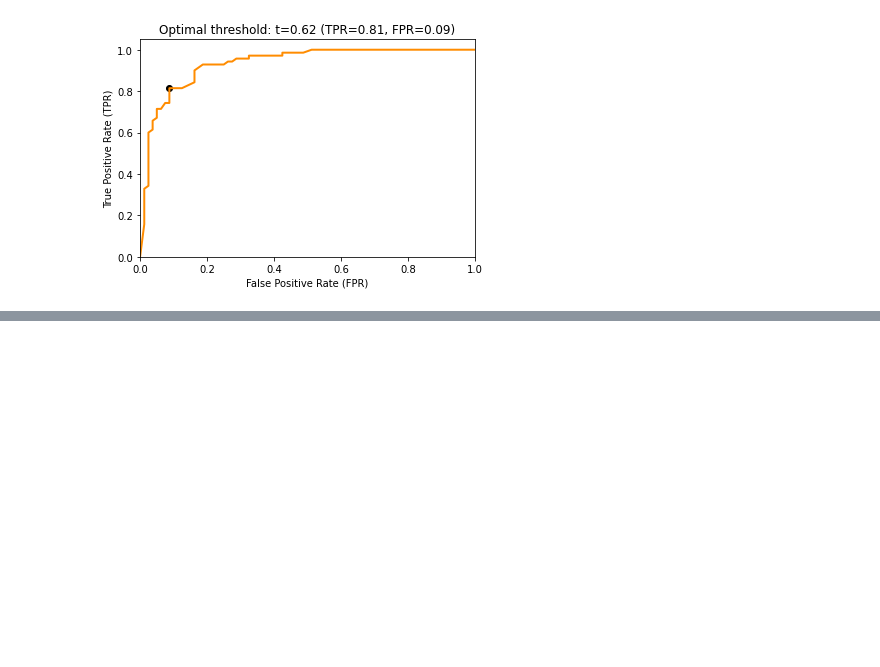
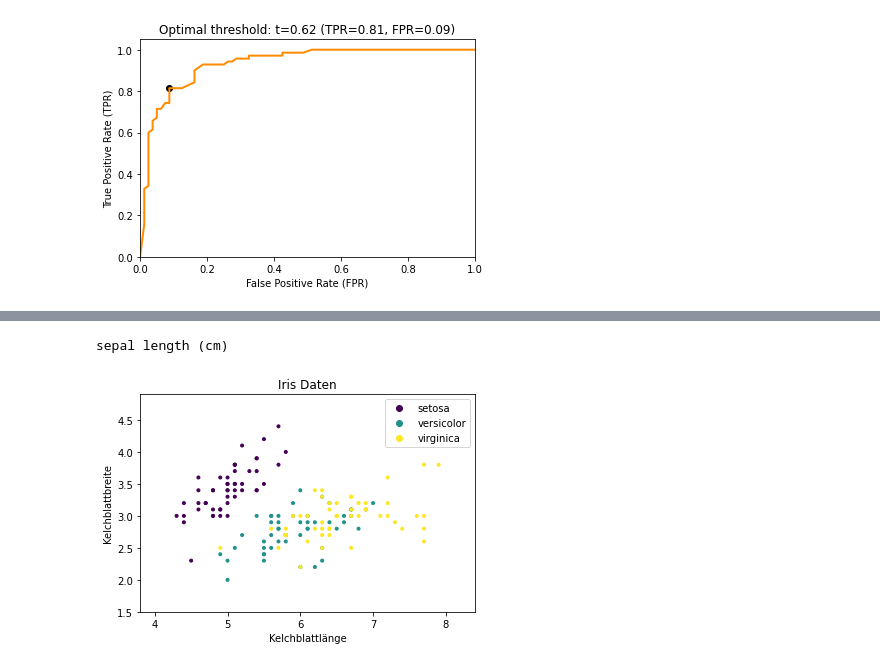
Before and after one commit to sherbold/data-science-crashkurs, a Jupyter notebook: content/chapters/kapitel_07.ipynb, the cells around one changed output, grey strips where cells are left out. Saved outputs shown, nothing was run; the diff lists cells and outputs as text; code cells hidden in the pictures; blank space fills up the shorter version.

```diff
--- a/content/chapters/kapitel_07.ipynb
+++ b/content/chapters/kapitel_07.ipynb
@@ -223,0 +280,24 @@ The Area Under the Curve (AUC) is a performance metric based on the ROC curve. T
+# %%
+import matplotlib.pyplot as plt
+import pandas as pd
+from sklearn.datasets import load_iris
+
+X, Y = load_iris(as_frame=True, return_X_y=True)
+class_names = load_iris().target_names.tolist()
+print(X.columns[0])
+X = X.iloc[:, 0:2] # use only first two columns from iris data
+X = X.rename(columns={'sepal length (cm)': 'Kelchblattlänge',
+                      'sepal width (cm)': 'Kelchblattbreite'})
+
+fig, ax = plt.subplots()
+ax.set_xlim(X.iloc[:,0].min() - .5, X.iloc[:,0].max() + .5)
+ax.set_ylim(X.iloc[:,1].min() - .5, X.iloc[:,1].max() + .5)
+scatter = ax.scatter(X.iloc[:,0], X.iloc[:,1],c=Y, marker='.')
+ax.set_xlabel(X.columns[0])
+ax.set_ylabel(X.columns[1])
+ax.set_title('Iris Daten')
+plt.legend(handles=scatter.legend_elements()[0], labels=class_names)
+plt.show()
+# %% [output]
+sepal length (cm)
+[figure, added]
```
Also changed, not shown: parts of 15 cells of this notebook.
